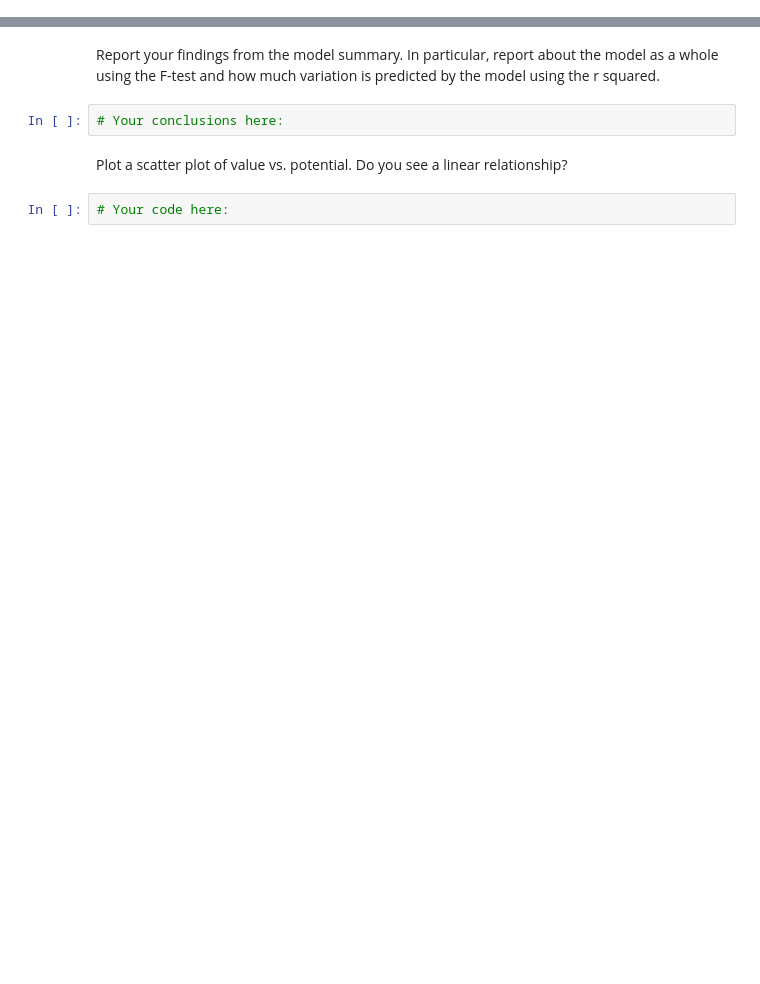
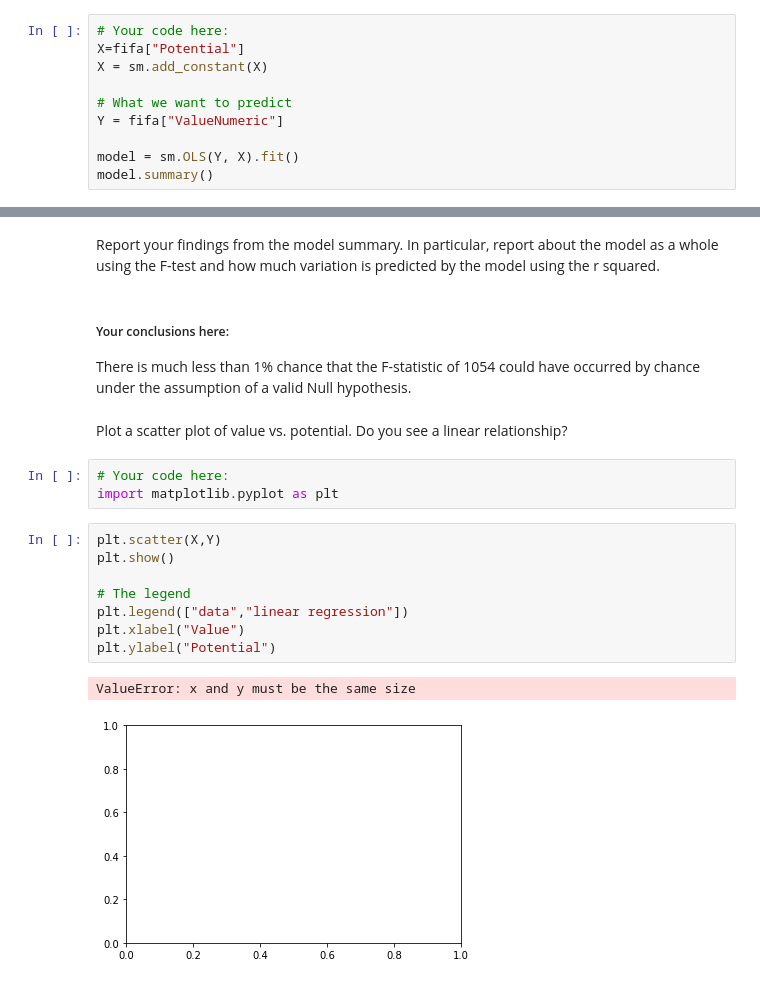
Before and after one commit to ironhack-datalabs/datamad0620, a Jupyter notebook: module-2/lab-correlation-tests-with-scipy/your-code/main.ipynb, the cells around one changed output, grey strips where cells are left out. Cells and saved outputs as stored; diff of their text form; blank space fills up the shorter version.

```diff
--- a/module-2/lab-correlation-tests-with-scipy/your-code/main.ipynb
+++ b/module-2/lab-correlation-tests-with-scipy/your-code/main.ipynb
@@ -133,0 +133,10 @@ Next, create a second regression model predicting value using potential. Create
+# %%
+# Your code here:
+X=fifa["Potential"]
+X = sm.add_constant(X)
+
+# What we want to predict
+Y = fifa["ValueNumeric"]
+
+model = sm.OLS(Y, X).fit()
+model.summary()
@@ -134,8 +163,21 @@ Next, create a second regression model predicting value using potential. Create
 # %% [markdown]
 Report your findings from the model summary. In particular, report about the model as a whole using the F-test and how much variation is predicted by the model using the r squared.
-# %%
-# Your conclusions here:
+# %% [markdown]
+##### Your conclusions here:
+There is much less than 1% chance that the F-statistic of 1054 could have occurred by chance under the assumption of a valid Null hypothesis.
 # %% [markdown]
 Plot a scatter plot of value vs. potential. Do you see a linear relationship?
 # %%
 # Your code here:
+import matplotlib.pyplot as plt
+# %%
+plt.scatter(X,Y)
+plt.show()
+
+# The legend
+plt.legend(["data","linear regression"])
+plt.xlabel("Value")
+plt.ylabel("Potential")
+# %% [output]
+ValueError: x and y must be the same size
+[figure, added]
```
Also changed, not shown: parts of 4 cells of this notebook.
